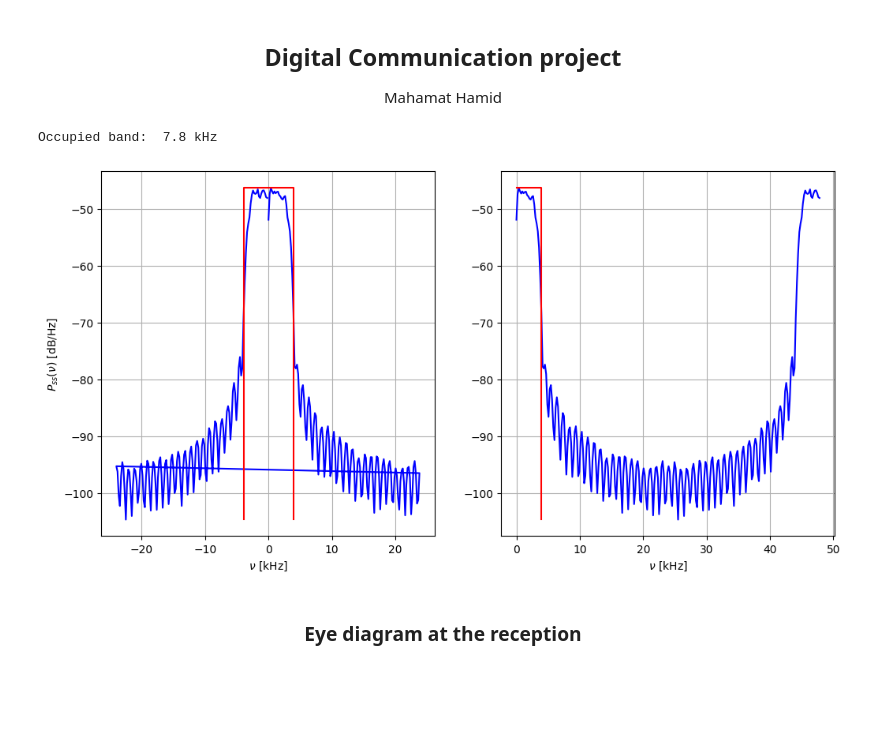
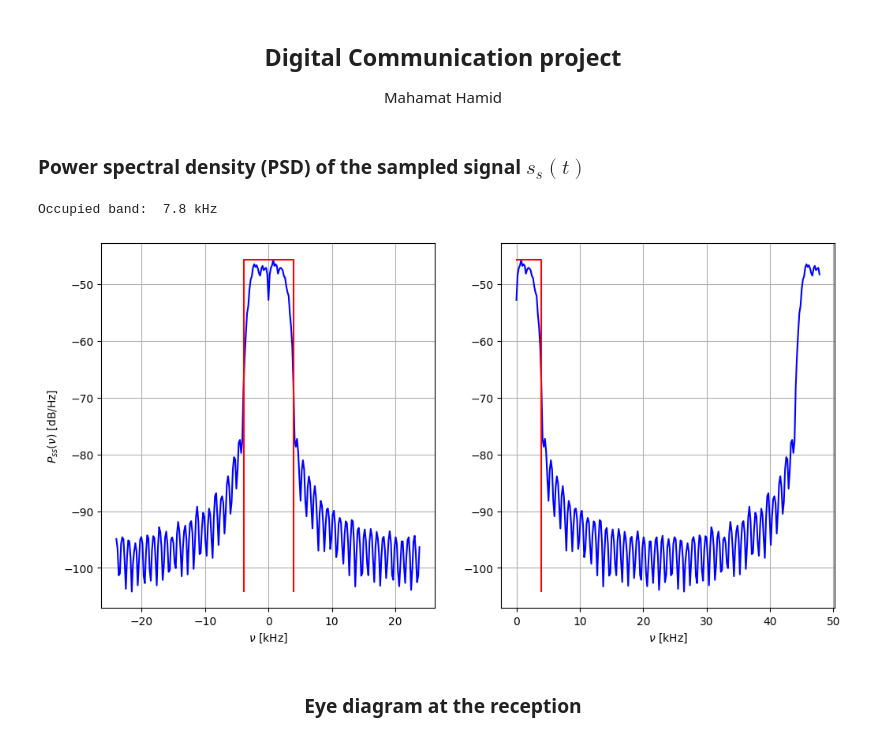
Before and after one commit to HamidMahamat/Receiver-for-digital-communication, a Jupyter notebook: main.ipynb, the cells around one changed output. Cells and saved outputs as stored; diff of their text form; code cells hidden in the pictures; blank space fills up the shorter version.

```diff
--- a/main.ipynb
+++ b/main.ipynb
@@ -29,36 +28,39 @@ dech = seqSymbEch(d,F)
 # Raised cosine filtering of the signal (symbol sequence)
 he = filterootcos(β,F,Ω)
 s_he = np.convolve(he, dech)
+# %% [markdown]
+### Power spectral density (PSD) of the sampled signal $s_s (t)$
 # %%
-freq_u = 1e-3 # freq unit in kHz
+freq_u = 1e3 # freq unit in kHz
 
 # Power spectral density of the emitted signal
 freqs, val = sg.welch(s_he, fs=fe, return_onesided=False, scaling='density')
 
 # Occupied band
 B_occ = (1 + β) * fe/ F
-print('Occupied band: ', B_occ * freq_u, 'kHz')
+print('Occupied band: ', B_occ / freq_u, 'kHz')
 
 plt.figure(figsize=(12,6))
 plt.subplot(1,2,1)
-plt.plot(freqs * freq_u, 10 * np.log10(val), color='blue')
+idx_sort = np.argsort(freqs)
+plt.plot(freqs[idx_sort] / freq_u, 10 * np.log10(val[idx_sort]), color='blue')
 plt.xlabel(r'$\nu$ [kHz]')
 plt.ylabel(r'$P_{ss}(\nu)$ [dB/Hz]')
 max_psd = 10 * np.log10(np.max(val))
 min_psd = 10 * np.log10(np.min(val))
-x_f = (B_occ/2) * freq_u
+x_f = (B_occ/2) / freq_u
 plt.plot([-x_f, -x_f, x_f,x_f], [min_psd, max_psd, max_psd, min_psd], color='red', label='Occupied band')
 plt.grid()
 
 plt.subplot(1,2,2)
 freqs[freqs < 0] = freqs[freqs < 0] + fe # Shift to have the negative frequencies at the end
-plt.plot(freqs * freq_u, 10 * np.log10(val), color='blue')
+plt.plot(freqs / freq_u, 10 * np.log10(val), color='blue')
 plt.xlabel(r'$\nu$ [kHz]')
 plt.plot([0, x_f,x_f], [ max_psd, max_psd, min_psd], color='red', label='Occupied band')
 plt.grid()
 # %% [output]
 Occupied band:  7.8 kHz
-[figure, old version]
+[figure, new version]
 # %%
 ## RECEPTION ##
 s_hr = np.convolve(s_he, he)
```
Also changed, not shown: parts of 10 cells of this notebook, 1 other file.
